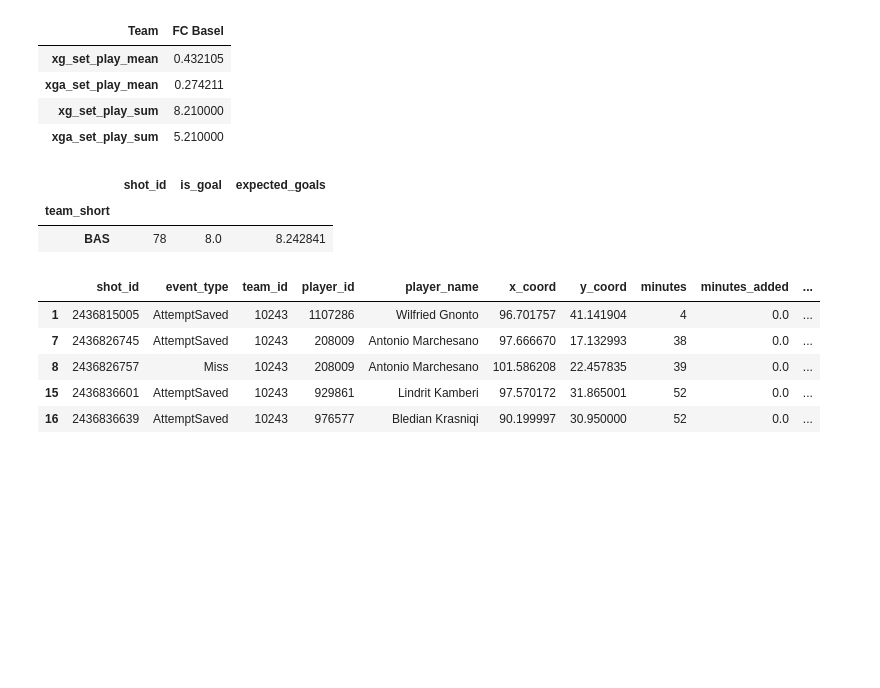
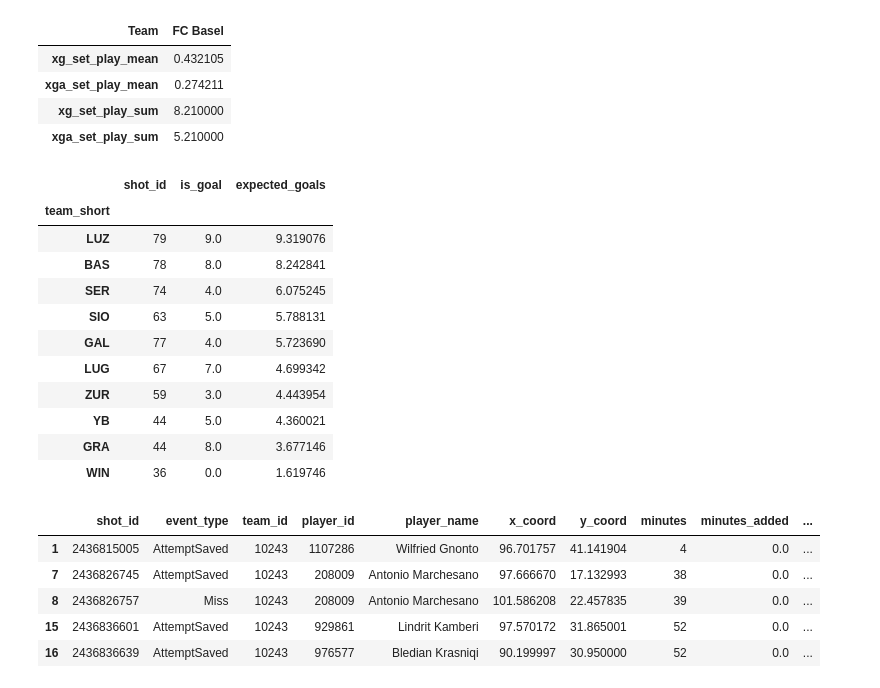
Before and after one commit to TK5-Tim/ds-projects, a Jupyter notebook: rsl/rsl_22_23_half_season_review.ipynb, the cells around one changed output. Saved outputs shown, nothing was run; the diff lists cells and outputs as text; code cells hidden in the pictures; blank space fills up the shorter version.

```diff
--- a/rsl/rsl_22_23_half_season_review.ipynb
+++ b/rsl/rsl_22_23_half_season_review.ipynb
@@ -1040,11 +1038,20 @@ df_teams.loc[df_teams['team_short']=='BAS',cols].T
 # %%
 df_shots_set_play = df_shots.loc[(df_shots['situation']=='SetPiece') | (df_shots['situation']=='FreeKick') | (df_shots['situation']=='FromCorner'),:].copy()
 # %%
-df_shots_set_play[(df_shots_set_play['team_short']=='BAS')].groupby(['team_short']).agg({'shot_id':'count', 'is_goal':'sum', 'expected_goals':'sum'})
+df_shots_set_play.groupby(['team_short']).agg({'shot_id':'count', 'is_goal':'sum', 'expected_goals':'sum'}).sort_values(by='expected_goals', ascending=False)
 # %% [output]
 |  | shot_id | is_goal | expected_goals |
 | team_short |  |  |  |
+| LUZ | 79 | 9.0 | 9.319076 |
 | BAS | 78 | 8.0 | 8.242841 |
+| SER | 74 | 4.0 | 6.075245 |
+| SIO | 63 | 5.0 | 5.788131 |
+| GAL | 77 | 4.0 | 5.723690 |
+| LUG | 67 | 7.0 | 4.699342 |
+| ZUR | 59 | 3.0 | 4.443954 |
+| YB | 44 | 5.0 | 4.360021 |
+| GRA | 44 | 8.0 | 3.677146 |
+| WIN | 36 | 0.0 | 1.619746 |
 # %%
 df_shots_set_play.head()
 # %% [output]
```
Also changed, not shown: parts of 8 cells of this notebook, 26 other files.
